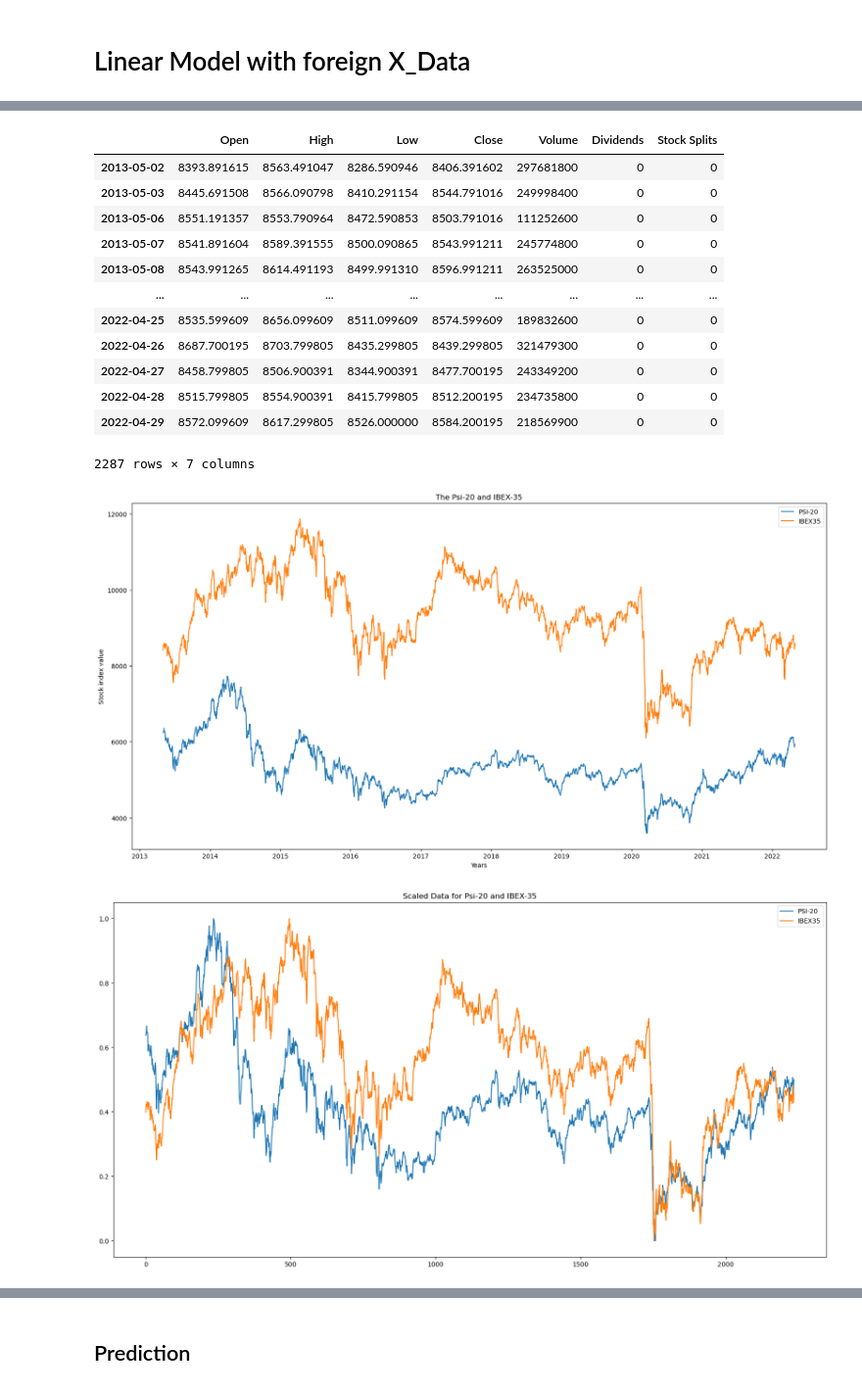
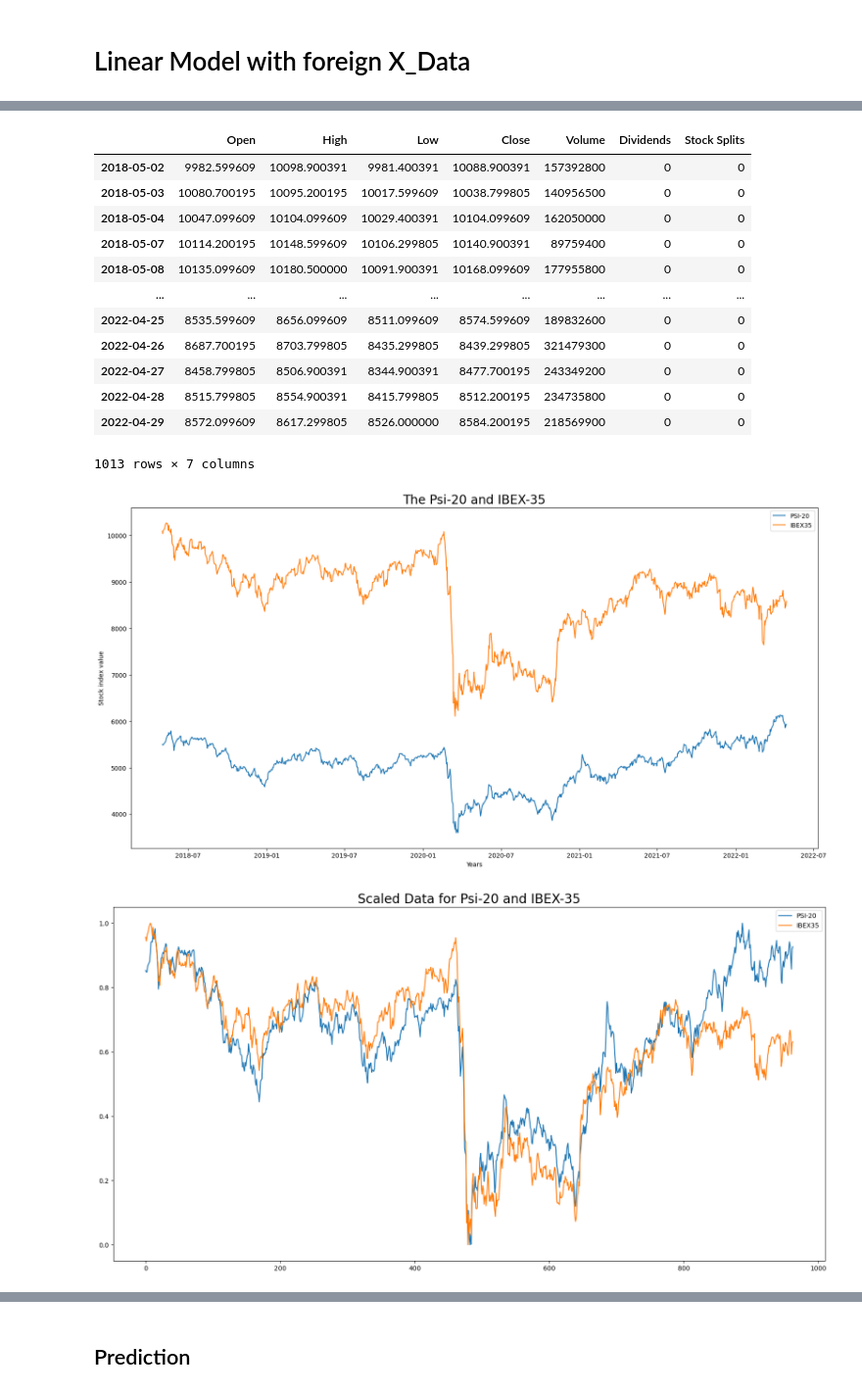
Before and after one commit to zohanny/LSTM-Euronext, a Jupyter notebook: EURONEXT LISBON - Forecasting with LSTM.ipynb, the cells around one changed output, grey strips where cells are left out. Shown at 98% size. Cells and saved outputs as stored; diff of their text form; code cells hidden in the pictures.

```diff
--- a/EURONEXT LISBON - Forecasting with LSTM.ipynb
+++ b/EURONEXT LISBON - Forecasting with LSTM.ipynb
@@ -43,10 +43,10 @@ NUMBER_OF_LAYERS=2;
 #dfspain.to_csv('stocks5yspain.csv')
 # %%
 def load_dfspain():
-    return pd.read_csv('stocks5yspain.csv', index_col=0, parse_dates=True) if PERIOD=='5Y' else pd.read_csv('stocks10yspain.csv', index_col=0, parse_dates=True)
+    return pd.read_csv('stocks5yspain.csv', index_col=0, parse_dates=True) if PERIOD=='5y' else pd.read_csv('stocks10yspain.csv', index_col=0, parse_dates=True)
 # %%
 def load_df_portugal():
-    return pd.read_csv('stocks.csv', index_col=0, parse_dates=True) if PERIOD=='5Y' else pd.read_csv('stocks10y.csv', index_col=0, parse_dates=True)
+    return pd.read_csv('stocks.csv', index_col=0, parse_dates=True) if PERIOD=='5y' else pd.read_csv('stocks10y.csv', index_col=0, parse_dates=True)
 # %%
 #df = pd.read_csv('stocks.csv', index_col=0, parse_dates=True)
 df = pd.read_csv('stocks.csv', index_col=0, parse_dates=True)
@@ -604,28 +587,28 @@ df
 dfspain
 # %% [output]
 |  | Open | High | Low | Close | Volume | Dividends | Stock Splits |
-| 2013-05-02 | 8393.891615 | 8563.491047 | 8286.590946 | 8406.391602 | 297681800 | 0 | 0 |
-| 2013-05-03 | 8445.691508 | 8566.090798 | 8410.291154 | 8544.791016 | 249998400 | 0 | 0 |
-| 2013-05-06 | 8551.191357 | 8553.790964 | 8472.590853 | 8503.791016 | 111252600 | 0 | 0 |
-| 2013-05-07 | 8541.891604 | 8589.391555 | 8500.090865 | 8543.991211 | 245774800 | 0 | 0 |
-| 2013-05-08 | 8543.991265 | 8614.491193 | 8499.991310 | 8596.991211 | 263525000 | 0 | 0 |
+| 2018-05-02 | 9982.599609 | 10098.900391 | 9981.400391 | 10088.900391 | 157392800 | 0 | 0 |
+| 2018-05-03 | 10080.700195 | 10095.200195 | 10017.599609 | 10038.799805 | 140956500 | 0 | 0 |
+| 2018-05-04 | 10047.099609 | 10104.099609 | 10029.400391 | 10104.099609 | 162050000 | 0 | 0 |
+| 2018-05-07 | 10114.200195 | 10148.599609 | 10106.299805 | 10140.900391 | 89759400 | 0 | 0 |
+| 2018-05-08 | 10135.099609 | 10180.500000 | 10091.900391 | 10168.099609 | 177955800 | 0 | 0 |
 | ... | ... | ... | ... | ... | ... | ... | ... |
 | 2022-04-25 | 8535.599609 | 8656.099609 | 8511.099609 | 8574.599609 | 189832600 | 0 | 0 |
 | 2022-04-26 | 8687.700195 | 8703.799805 | 8435.299805 | 8439.299805 | 321479300 | 0 | 0 |
 | 2022-04-27 | 8458.799805 | 8506.900391 | 8344.900391 | 8477.700195 | 243349200 | 0 | 0 |
 | 2022-04-28 | 8515.799805 | 8554.900391 | 8415.799805 | 8512.200195 | 234735800 | 0 | 0 |
 | 2022-04-29 | 8572.099609 | 8617.299805 | 8526.000000 | 8584.200195 | 218569900 | 0 | 0 |
-2287 rows × 7 columns
+1013 rows × 7 columns
 # %%
 plt.plot(df['Close'], label='PSI-20')
 plt.plot(dfspain['Close'], label='IBEX35')
 plt.xlabel("Years")
 plt.ylabel("Stock index value")
-plt.title("The Psi-20 and IBEX-35")
+plt.title("The Psi-20 and IBEX-35", fontsize=20)
 plt.legend()
 plt.show()
 # %% [output]
-[figure, old version]
+[figure, new version]
 # %%
 # Cleans unwanted columns leaving only index and close value
 global_data, size_train_data = selectData(type='univariate', datframe=dfspain)
@@ -655,13 +638,13 @@ y_train_data = createTargetVector(scaled_train_data_p)
 # %%
 plt.plot(scaled_train_data_p, label='PSI-20')
 plt.plot(scaled_train_data, label='IBEX35')
 #plt.xlabel("Years")
 #plt.ylabel("Stock index value")
-plt.title("Scaled Data for Psi-20 and IBEX-35")
+plt.title("Scaled Data for Psi-20 and IBEX-35", fontsize=20)
 plt.legend()
 plt.show()
 # %% [output]
-[figure, old version]
+[figure, new version]
 # %%
 #Preaparing the X_test matrix
 test_data=selectTestData(global_data,size_train_data)
```
Also changed, not shown: parts of 11 cells of this notebook.
